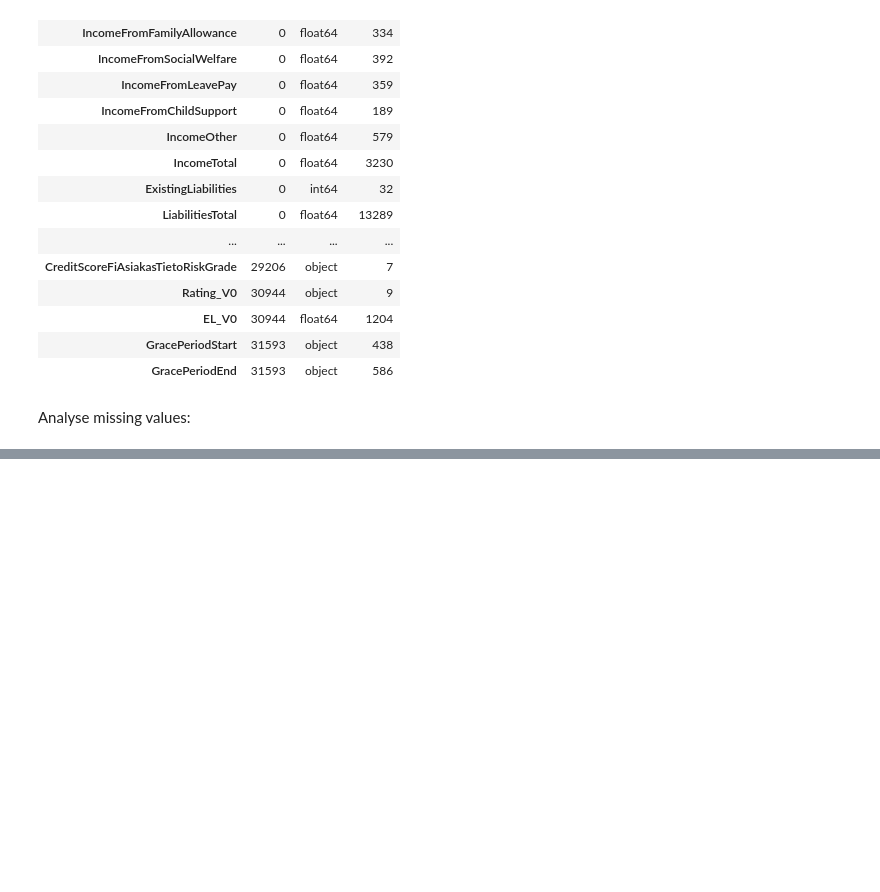
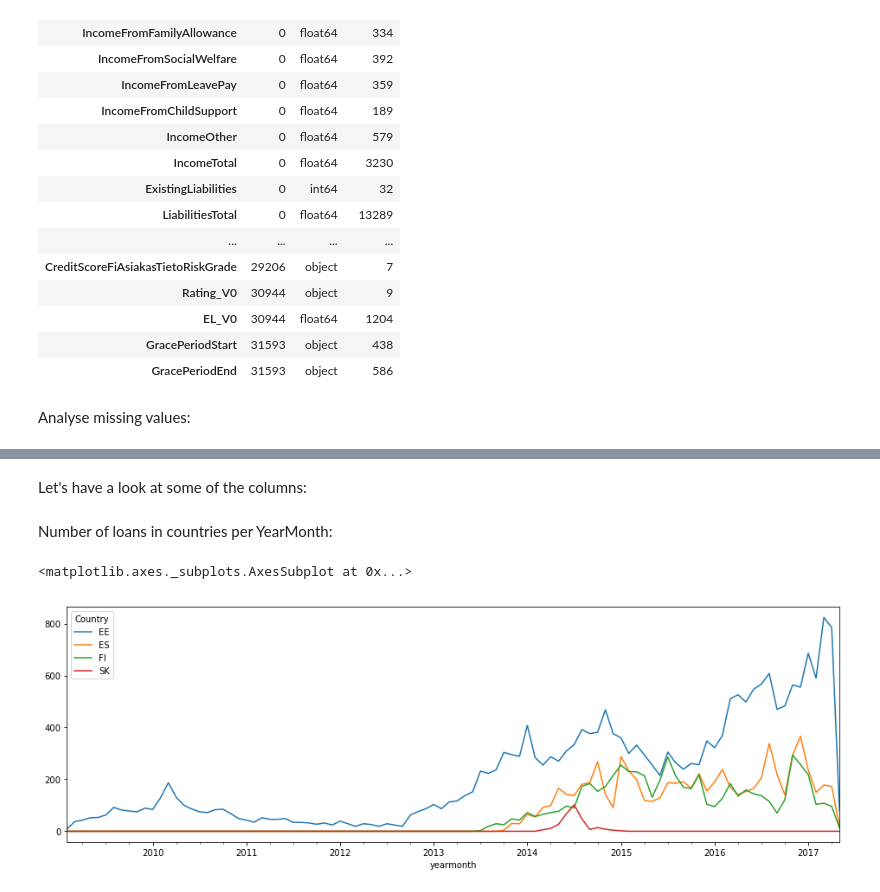
Before and after one commit to zczapran/datascienceintensive, a Jupyter notebook: capstone/Loanbook Exploratory Analysis.ipynb, the cells around one changed output, grey strips where cells are left out. Drawn from its saved outputs; the diff is of its cells as text; code cells hidden in the pictures; blank space fills up the shorter version.

```diff
--- a/capstone/Loanbook Exploratory Analysis.ipynb
+++ b/capstone/Loanbook Exploratory Analysis.ipynb
@@ -88,2 +88,13 @@ ExpectedReturn                         7.676062
 County                                 7.583139
 Name: nans, dtype: float64
+# %% [markdown]
+Let's have a look at some of the columns:
+# %%
+loandata['yearmonth'] = pd.to_datetime(loandata['ListedOnUTC']).dt.to_period('M')
+# %% [markdown]
+Number of loans in countries per YearMonth:
+# %%
+loandata.groupby(['yearmonth', 'Country']).size().unstack(1).sort_index(ascending=True).fillna(0).plot(figsize=(16, 5))
+# %% [output]
+<matplotlib.axes._subplots.AxesSubplot at 0x...>
+[figure, added]
```
Also changed, not shown: parts of 7 cells of this notebook.
